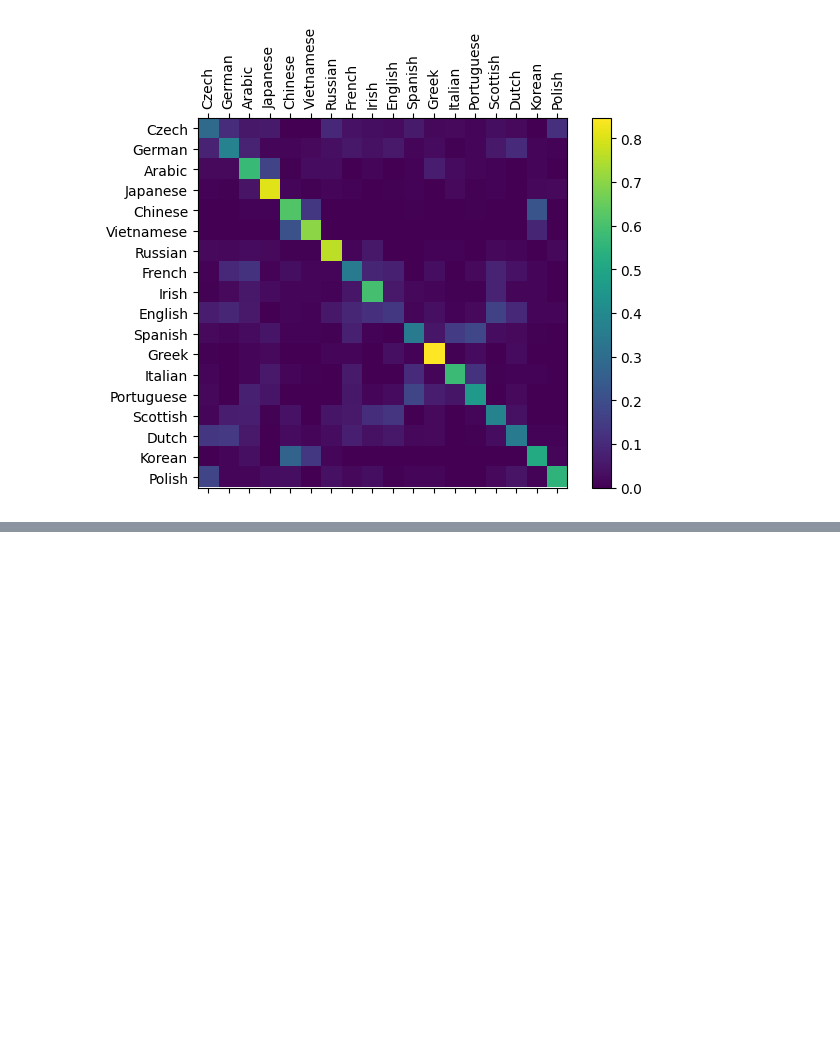
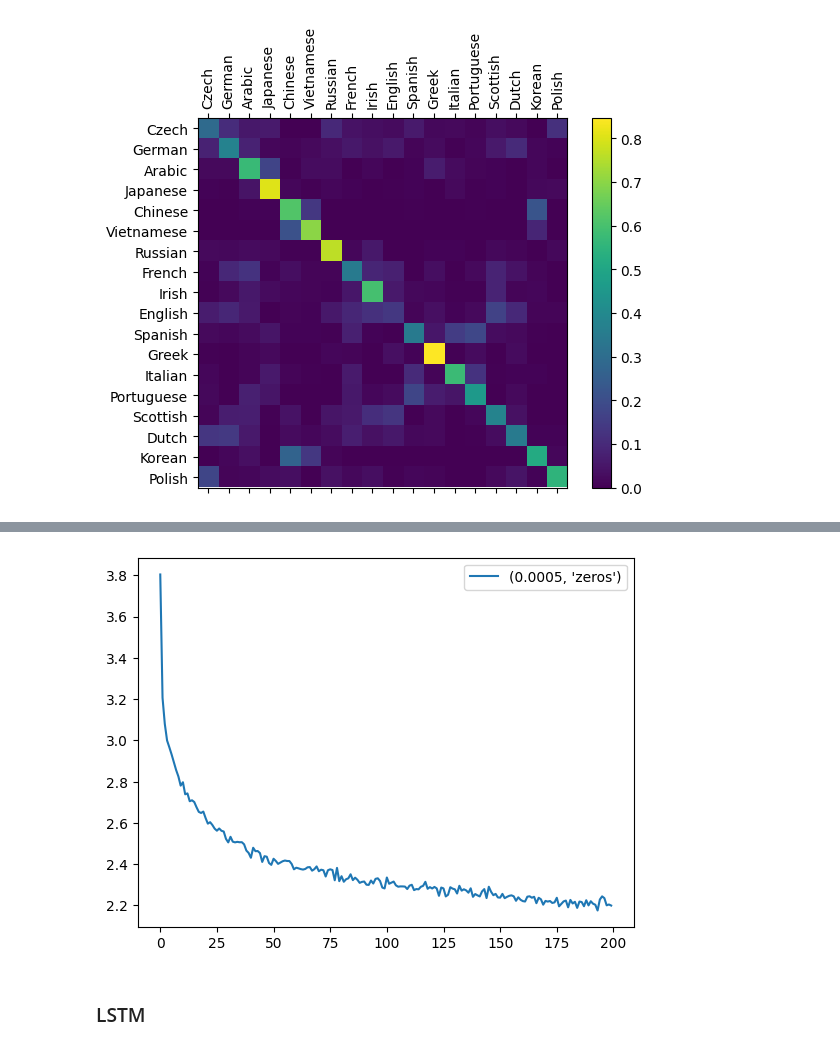
Before and after one commit to annh3/deep_nns, a Jupyter notebook: rnn_notebook.ipynb, the cells around one changed output, grey strips where cells are left out. Drawn from its saved outputs; the diff is of its cells as text; code cells hidden in the pictures; blank space fills up the shorter version.

Commit message:
added training plot for generative rnn

```diff
--- a/rnn_notebook.ipynb
+++ b/rnn_notebook.ipynb
@@ -147,0 +172,12 @@ plt.show()
+# %%
+losses = {}
+rnns = {}
+import itertools
+
+learning_rates =  [5e-4]
+inits = ['zeros']
+hyper_grid = list(itertools.product(learning_rates, inits))
+print(hyper_grid)
+
+for lr, init in hyper_grid:
+    losses[(lr,init)], rnns[(lr,init)] = run_loop(init, lr)
@@ -147,0 +202,13 @@ plt.show()
+# %%
+import matplotlib.pyplot as plt
+import matplotlib.ticker as ticker
+
+plt.figure()
+for key, val in losses.items():
+    plt.plot(val,label=str(key))
+plt.legend()
+plt.show()
+# %% [output]
+[figure, added]
+# %% [markdown]
+### LSTM
```
Also changed, not shown: parts of 8 cells of this notebook, 1 other file.
